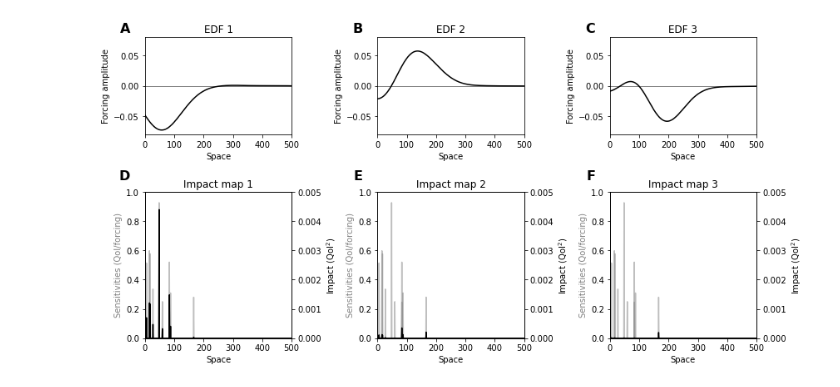
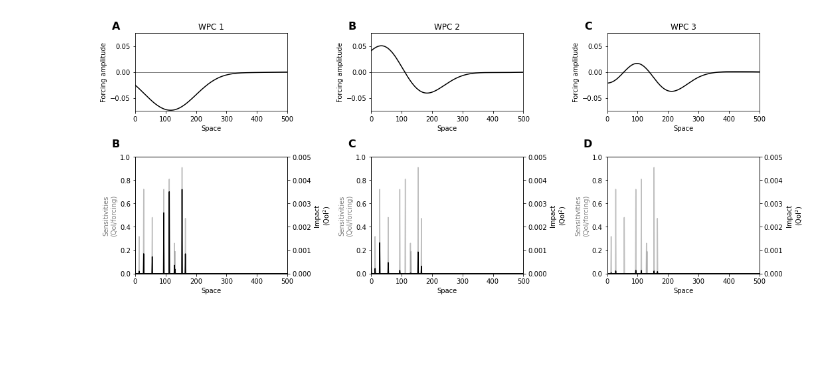
Before and after one commit to amrhein/DPCs, a Jupyter notebook: DPCs.ipynb, the cells around one changed output. Saved outputs shown, nothing was run; the diff lists cells and outputs as text; code cells hidden in the pictures; blank space fills up the shorter version.

```diff
--- a/DPCs.ipynb
+++ b/DPCs.ipynb
@@ -183,47 +222,47 @@ plt.savefig('Figs/contribs.png', dpi=300)
 
 R = S.dot(L)
 
-f, ax = plt.subplots(2, 3, gridspec_kw={'height_ratios': [2, 3]},figsize=(12,6))
 
-labels = ('A','D','B','E','C','F')
+f, ax = plt.subplots(2, 3, gridspec_kw={'height_ratios': [2, 3]},figsize=(15,6))
+
+labels = ('A','B','C','D','E','F')
 
 for ii in np.arange(3):
 
     a0 = ax[0,ii]
     a1 = ax[1,ii]
 
     l1=a0.axhline(0.0,color='black',ls='-',lw=.5)
     #a0.axhline(1,color='k',label='_nolegend_')
-    #a0.plot(P[:,ii]/np.linalg.norm(P[:,ii])*wpc_sigs[ii],'k')
-    a0.plot(P[:,ii],'k')
-    a0.set_ylim([-0.08,0.08])
+    a0.plot(P[:,ii]/np.linalg.norm(P[:,ii])*wpc_sigs[ii],'k')
+    a0.set_ylim([-0.075,0.075])
     a0.set_xlim([0,500])
     a0.set_xlabel('Space')
     a0.set_ylabel('Forcing amplitude')
-    a0.set_title('EDF '+str(ii+1))
-    label = labels[2*ii]
+    a0.set_title('WPC '+str(ii+1))
+    label = labels[ii]
     a0.text(-0.1, 1.15, label, transform=a0.transAxes,
       fontsize=16, fontweight='bold', va='top', ha='right')
 
 
 #    a1.plot(R[:,ii]*P[:,ii]*G[ii],'k')
     a1.plot(S,'grey',alpha = 0.5)
     a1.set_ylim([0.0,1.0])
     a1.set_xlabel('Space')
-    a1.set_ylabel('Sensitivities (QoI/forcing)',color='grey')
+    a1.set_ylabel('Sensitivities\n(QoI/forcing)',color='grey')
 
     a2 = a1.twinx()
     a2.plot(R[:,ii]*P[:,ii]*G[ii],'k')
     a2.set_ylim([0.0,0.005])
     a2.set_xlim([0,500])
-    a2.set_ylabel('Impact (QoI$^2$)',color='k')
-    a2.set_title('Impact map '+str(ii+1))
-    label = labels[2*ii+1]
+    a2.set_ylabel('Impact\n(QoI$^2$)',color='k')
+    label = labels[ii+1]
     a2.text(-0.1, 1.15, label, transform=a1.transAxes,
       fontsize=16, fontweight='bold', va='top', ha='right')
 
 
 f.tight_layout()
-plt.savefig('Figs/WPCs.png', dpi=300)
+
+plt.show()
 # %% [output]
-[figure, old version]
+[figure, new version]
```
Also changed, not shown: parts of 12 cells of this notebook.
